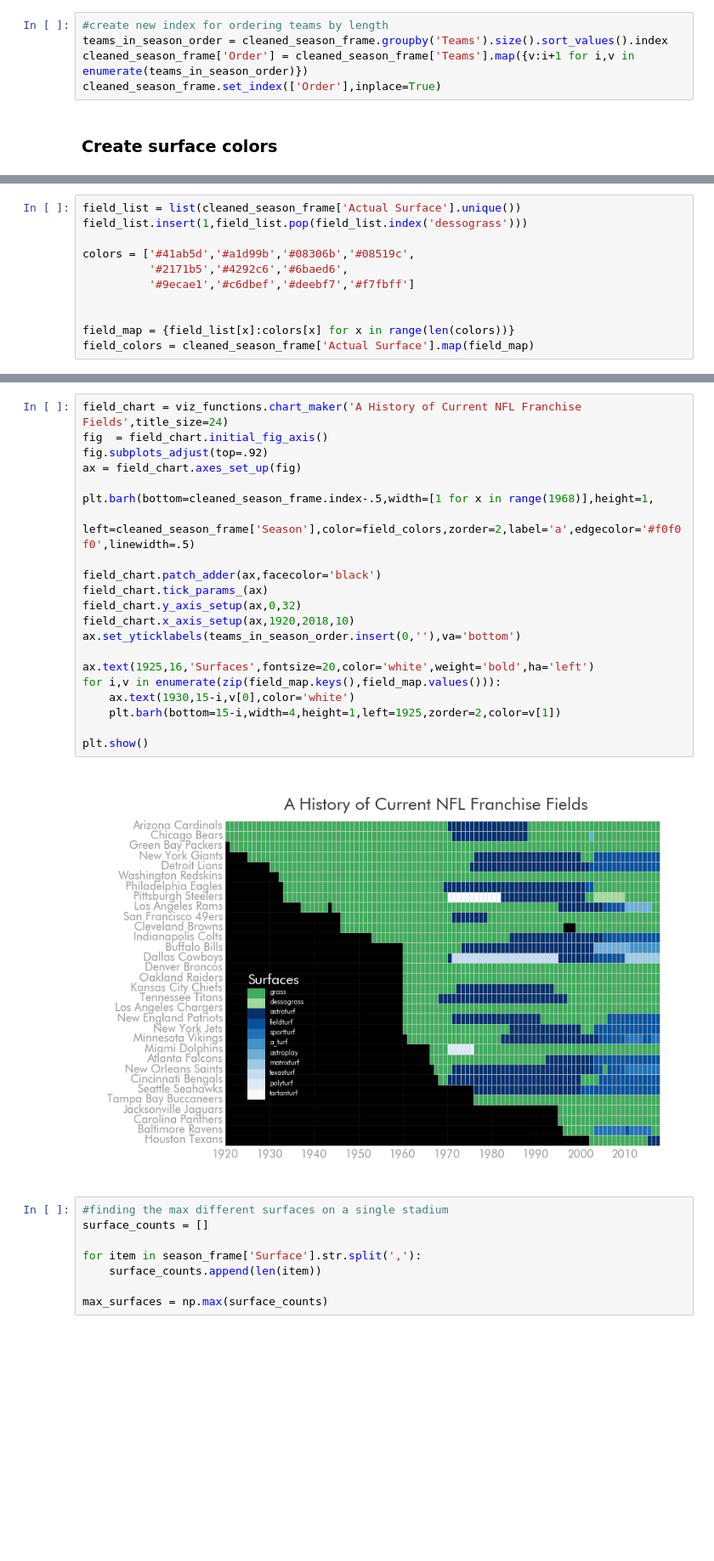
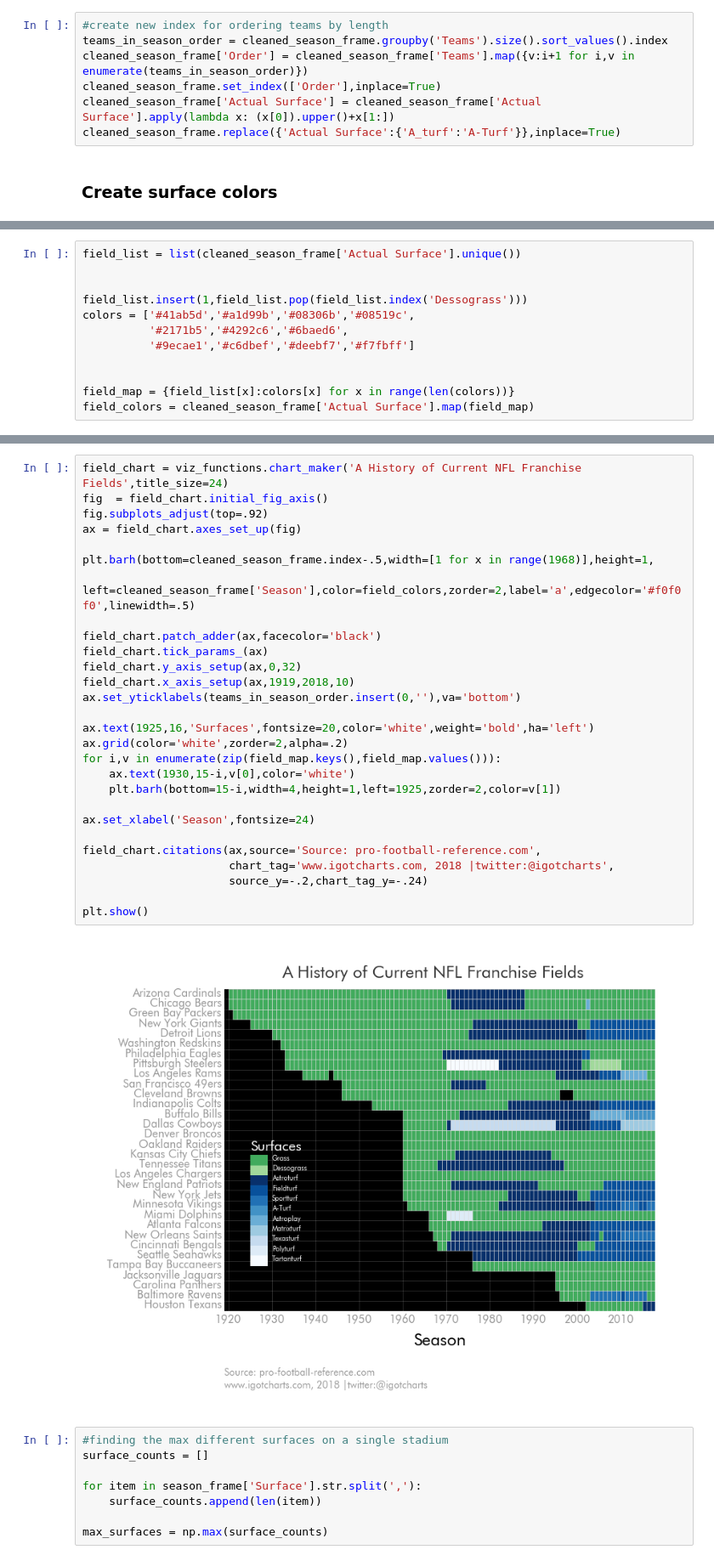
Before and after one commit to igotcharts/charts_and_more_charts, a Jupyter notebook: notebooks/playing surface.ipynb, the cells around one changed output, grey strips where cells are left out. Shown at 85% size. Drawn from its saved outputs; the diff is of its cells as text; blank space fills up the shorter version.

```diff
--- a/notebooks/playing surface.ipynb
+++ b/notebooks/playing surface.ipynb
@@ -229,5 +229,7 @@ cleaned_season_frame.to_csv('clean_stadium_fields.csv')
 teams_in_season_order = cleaned_season_frame.groupby('Teams').size().sort_values().index
 cleaned_season_frame['Order'] = cleaned_season_frame['Teams'].map({v:i+1 for i,v in enumerate(teams_in_season_order)})
 cleaned_season_frame.set_index(['Order'],inplace=True)
+cleaned_season_frame['Actual Surface'] = cleaned_season_frame['Actual Surface'].apply(lambda x: (x[0]).upper()+x[1:])
+cleaned_season_frame.replace({'Actual Surface':{'A_turf':'A-Turf'}},inplace=True)
 # %% [markdown]
 ### Create surface colors
@@ -239,7 +236,8 @@ field_list.insert(1,field_list.pop(field_list.index('dessograss')))
 # %%
 field_list = list(cleaned_season_frame['Actual Surface'].unique())
-field_list.insert(1,field_list.pop(field_list.index('dessograss')))
 
+
+field_list.insert(1,field_list.pop(field_list.index('Dessograss')))
 colors = ['#41ab5d','#a1d99b','#08306b','#08519c',
           '#2171b5','#4292c6','#6baed6',
           '#9ecae1','#c6dbef','#deebf7','#f7fbff']
@@ -290,26 +248,33 @@ season_frame[season_frame['Teams']=='Los Angeles Rams']
 # %%
 field_chart = viz_functions.chart_maker('A History of Current NFL Franchise Fields',title_size=24)
 fig  = field_chart.initial_fig_axis()
 fig.subplots_adjust(top=.92)
 ax = field_chart.axes_set_up(fig)
 
 plt.barh(bottom=cleaned_season_frame.index-.5,width=[1 for x in range(1968)],height=1,
          left=cleaned_season_frame['Season'],color=field_colors,zorder=2,label='a',edgecolor='#f0f0f0',linewidth=.5)
 
 field_chart.patch_adder(ax,facecolor='black')
 field_chart.tick_params_(ax)
 field_chart.y_axis_setup(ax,0,32)
-field_chart.x_axis_setup(ax,1920,2018,10)
+field_chart.x_axis_setup(ax,1919,2018,10)
 ax.set_yticklabels(teams_in_season_order.insert(0,''),va='bottom')
 
 ax.text(1925,16,'Surfaces',fontsize=20,color='white',weight='bold',ha='left')
+ax.grid(color='white',zorder=2,alpha=.2)
 for i,v in enumerate(zip(field_map.keys(),field_map.values())):
     ax.text(1930,15-i,v[0],color='white')
     plt.barh(bottom=15-i,width=4,height=1,left=1925,zorder=2,color=v[1])
 
+ax.set_xlabel('Season',fontsize=24)
+
+field_chart.citations(ax,source='Source: pro-football-reference.com',
+                      chart_tag='www.igotcharts.com, 2018 |twitter:@igotcharts',
+                      source_y=-.2,chart_tag_y=-.24)
+
 plt.show()
 # %% [output]
-[figure, old version]
+[figure, new version]
 # %%
 #finding the max different surfaces on a single stadium
 surface_counts = []
```
Also changed, not shown: parts of 4 cells of this notebook, 1 other file.
